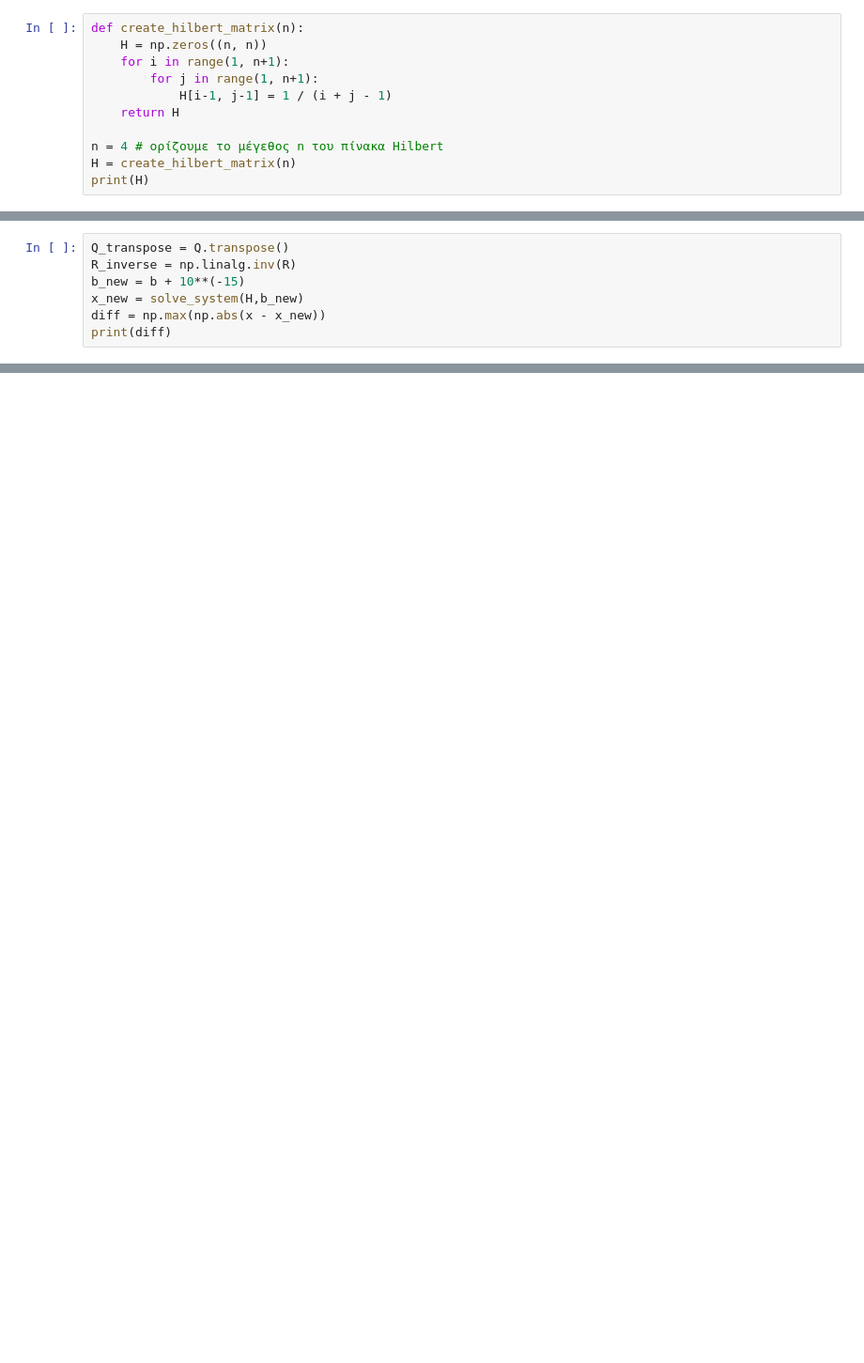
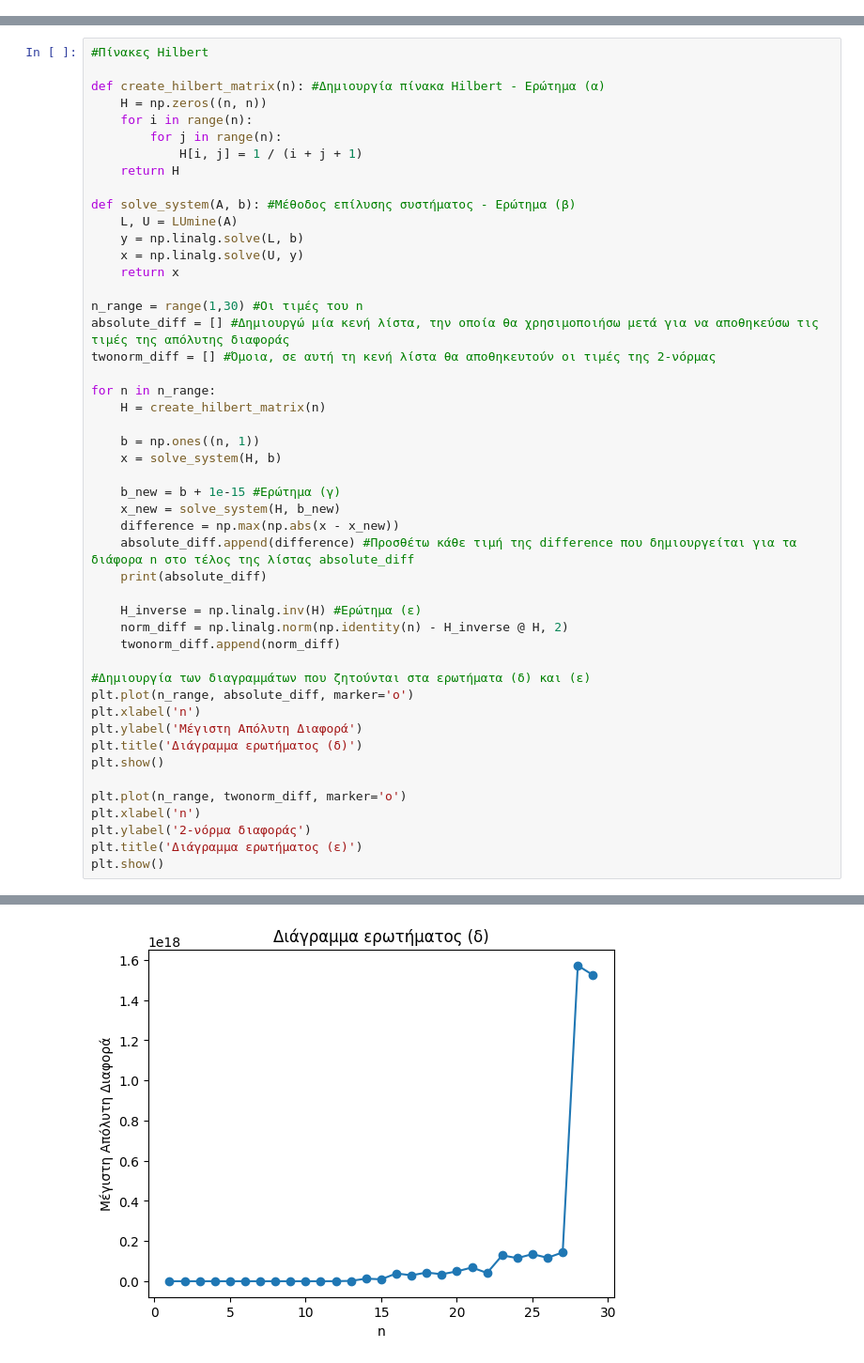
Before and after one commit to giorgosskl08/Arithmitiki-analysi, a Jupyter notebook: ERGASIA_1.ipynb, the cells around one changed output, grey strips where cells are left out. Shown at 94% size. Drawn from its saved outputs; the diff is of its cells as text; blank space fills up the shorter version.

```diff
--- a/ERGASIA_1.ipynb
+++ b/ERGASIA_1.ipynb
@@ -28,12 +35 @@ def QRmine(A):
     return Q, R
-# %%
-def create_hilbert_matrix(n):
-    H = np.zeros((n, n))
-    for i in range(1, n+1):
-        for j in range(1, n+1):
-            H[i-1, j-1] = 1 / (i + j - 1)
-    return H
-
-n = 4 # ορίζουμε το μέγεθος n του πίνακα Hilbert
-H = create_hilbert_matrix(n)
-print(H)
@@ -54,7 +35,0 @@ x = solve_system(H, b)
-# %%
-Q_transpose = Q.transpose()
-R_inverse = np.linalg.inv(R)
-b_new = b + 10**(-15)
-x_new = solve_system(H,b_new)
-diff = np.max(np.abs(x - x_new))
-print(diff)
@@ -77,0 +36,49 @@ vec_norm = np.linalg.norm(newmatrix)
+# %%
+#Πίνακες Hilbert
+
+def create_hilbert_matrix(n): #Δημιουργία πίνακα Hilbert - Ερώτημα (α)
+    H = np.zeros((n, n))
+    for i in range(n):
+        for j in range(n):
+            H[i, j] = 1 / (i + j + 1)
+    return H
+
+def solve_system(A, b): #Μέθοδος επίλυσης συστήματος - Ερώτημα (β)
+    L, U = LUmine(A)
+    y = np.linalg.solve(L, b)
+    x = np.linalg.solve(U, y)
+    return x
+
+n_range = range(1,30) #Οι τιμές του n
+absolute_diff = [] #Δημιουργώ μία κενή λίστα, την οποία θα χρησιμοποιήσω μετά για να αποθηκεύσω τις τιμές της απόλυτης διαφοράς
+twonorm_diff = [] #Όμοια, σε αυτή τη κενή λίστα θα αποθηκευτούν οι τιμές της 2-νόρμας
+
+for n in n_range:
+    H = create_hilbert_matrix(n)
+
+    b = np.ones((n, 1))
+    x = solve_system(H, b)
+
+    b_new = b + 1e-15 #Ερώτημα (γ)
+    x_new = solve_system(H, b_new)
+    difference = np.max(np.abs(x - x_new))
+    absolute_diff.append(difference) #Προσθέτω κάθε τιμή της difference που δημιουργείται για τα διάφορα n στο τέλος της λίστας absolute_diff
+    print(absolute_diff)
+
+    H_inverse = np.linalg.inv(H) #Ερώτημα (ε)
+    norm_diff = np.linalg.norm(np.identity(n) - H_inverse @ H, 2)
+    twonorm_diff.append(norm_diff)
+
+#Δημιουργία των διαγραμμάτων που ζητούνται στα ερωτήματα (δ) και (ε)
+plt.plot(n_range, absolute_diff, marker='o')
+plt.xlabel('n')
+plt.ylabel('Μέγιστη Απόλυτη Διαφορά')
+plt.title('Διάγραμμα ερωτήματος (δ)')
+plt.show()
+
+plt.plot(n_range, twonorm_diff, marker='o')
+plt.xlabel('n')
+plt.ylabel('2-νόρμα διαφοράς')
+plt.title('Διάγραμμα ερωτήματος (ε)')
+plt.show()
+# %% [output]
@@ -77,0 +102 @@ vec_norm = np.linalg.norm(newmatrix)
+[figure, added]
```
Also changed, not shown: parts of 15 cells of this notebook.
